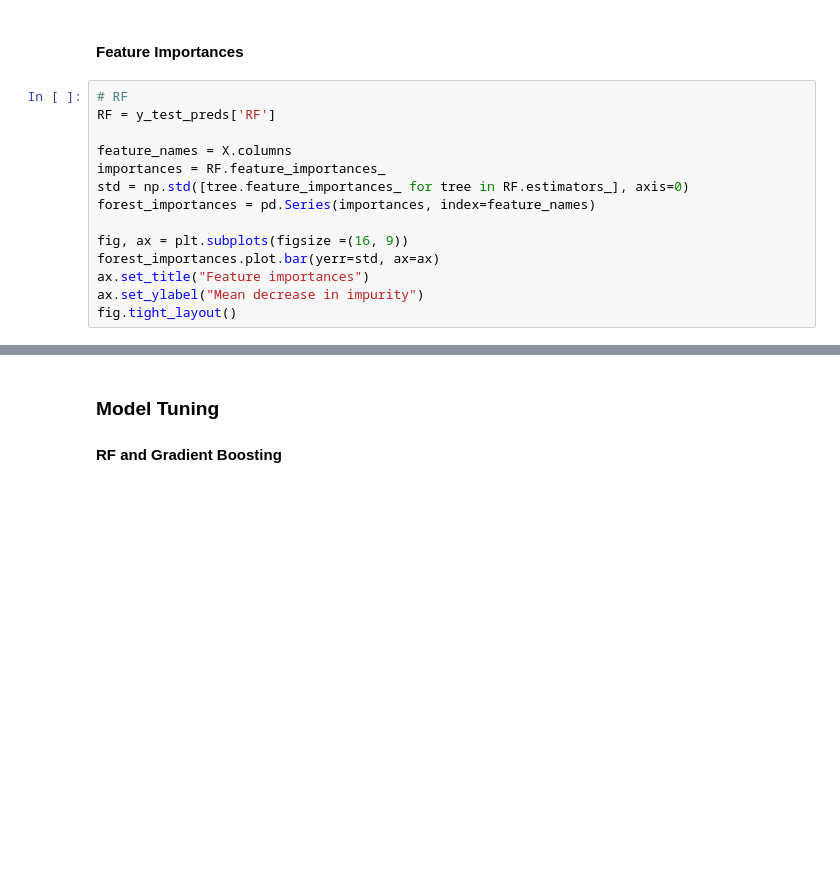
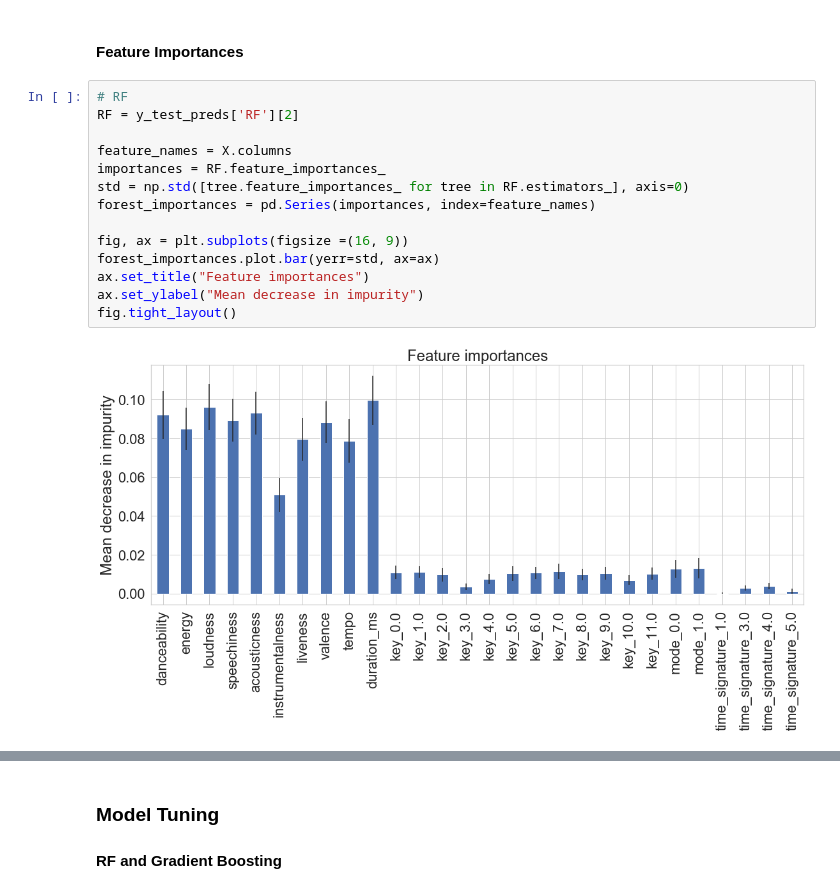
Before and after one commit to mattzhao-R/spotify, a Jupyter notebook: draft_analysis.ipynb, the cells around one changed output, grey strips where cells are left out. Saved outputs shown, nothing was run; the diff lists cells and outputs as text; blank space fills up the shorter version.

```diff
--- a/draft_analysis.ipynb
+++ b/draft_analysis.ipynb
@@ -234,17 +230,19 @@ LogLoss: 2.004542685321732       F1: 0.7581319516972962
 #### Feature Importances
 # %%
 # RF
-RF = y_test_preds['RF']
+RF = y_test_preds['RF'][2]
 
 feature_names = X.columns
 importances = RF.feature_importances_
 std = np.std([tree.feature_importances_ for tree in RF.estimators_], axis=0)
 forest_importances = pd.Series(importances, index=feature_names)
 
 fig, ax = plt.subplots(figsize =(16, 9))
 forest_importances.plot.bar(yerr=std, ax=ax)
 ax.set_title("Feature importances")
 ax.set_ylabel("Mean decrease in impurity")
 fig.tight_layout()
+# %% [output]
+[figure, added]
 # %%
 # Gradient Boost
```
Also changed, not shown: parts of 19 cells of this notebook.
